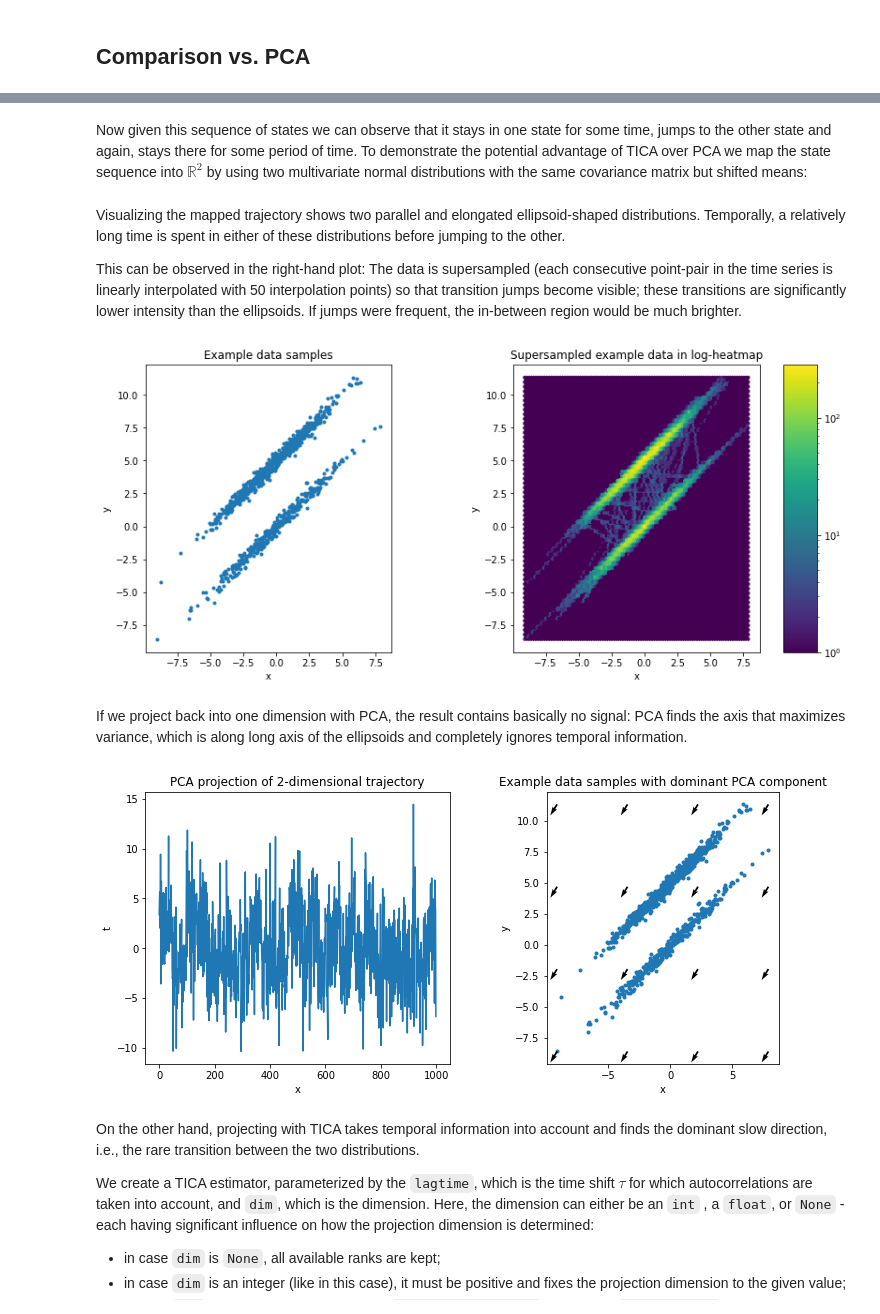
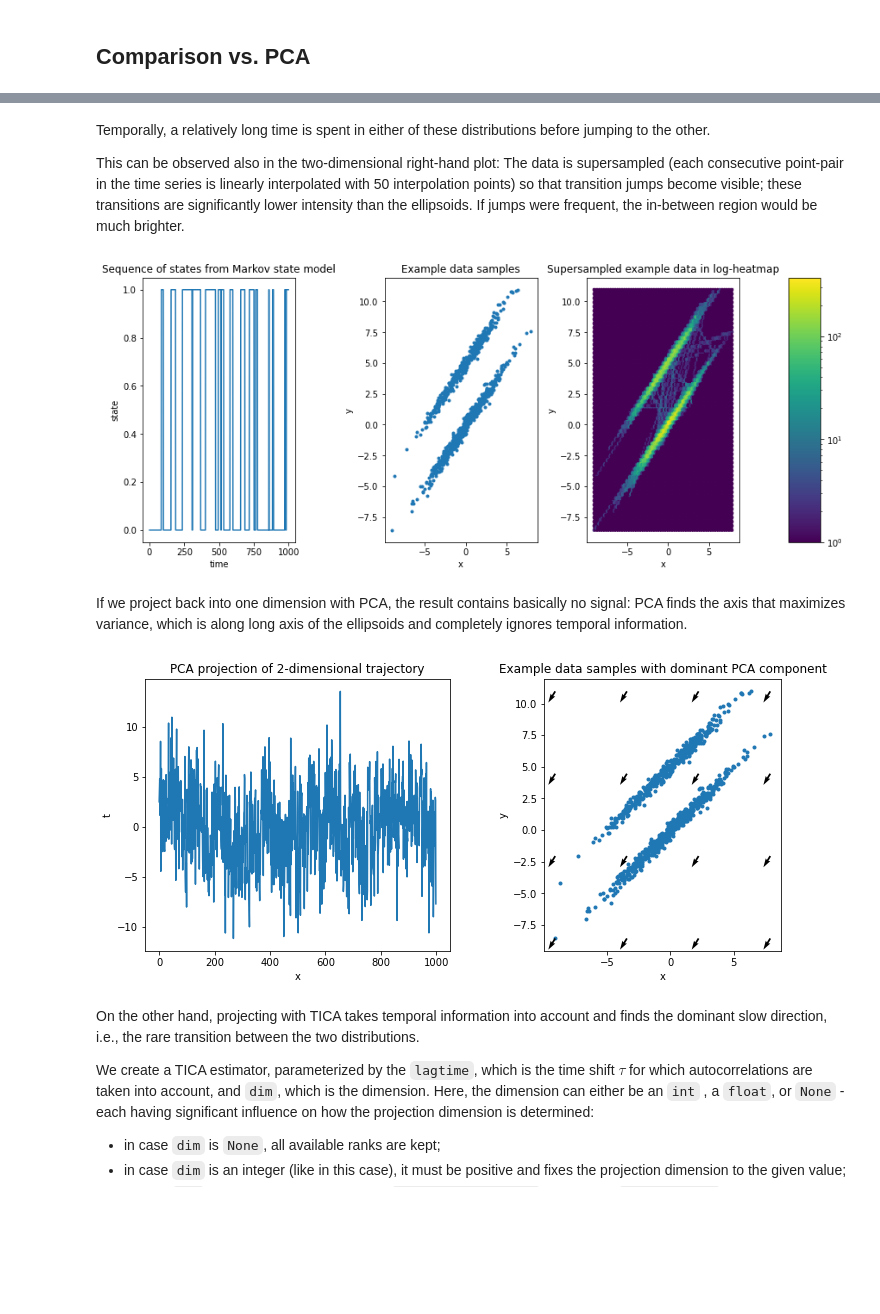
Before and after one commit to deeptime-ml/deeptime, a Jupyter notebook: docs/source/notebooks/tica.ipynb, the cells around one changed output, grey strips where cells are left out. Saved outputs shown, nothing was run; the diff lists cells and outputs as text; code cells hidden in the pictures; blank space fills up the shorter version.

Commit message:
[tica] docs [data/ellipsoids] new example dataset

```diff
--- a/docs/source/notebooks/tica.ipynb
+++ b/docs/source/notebooks/tica.ipynb
@@ -74,2 +84,0 @@ plt.title('Sequence of states from Markov state model');
-# %% [markdown]
-Now given this sequence of states we can observe that it stays in one state for some time, jumps to the other state and again, stays there for some period of time. To demonstrate the potential advantage of TICA over PCA we map the state sequence into $\mathbb{R}^2$ by using two multivariate normal distributions with the same covariance matrix but shifted means:
@@ -87,41 +85,53 @@ ftraj[state_1_indices] = rnd.multivariate_normal(mean=[0.0, 5.0], cov=cov, size=
+# %%
+ellipsoids = sktime.data.ellipsoids(seed=17)  # create dataset instance
+discrete_trajectory = ellipsoids.discrete_trajectory(n_steps=1000)  # discrete transitions
+feature_trajectory = ellipsoids.map_discrete_to_observations(discrete_trajectory)  # corresponding observations
 # %% [markdown]
-Visualizing the mapped trajectory shows two parallel and elongated ellipsoid-shaped distributions. Temporally, a relatively long time is spent in either of these distributions before jumping to the other.
+Temporally, a relatively long time is spent in either of these distributions before jumping to the other.
 
-This can be observed in the right-hand plot: The data is supersampled (each consecutive point-pair in the time series is linearly interpolated with 50 interpolation points) so that transition jumps become visible; these transitions are significantly lower intensity than the ellipsoids. If jumps were frequent, the in-between region would be much brighter.
+This can be observed also in the two-dimensional right-hand plot: The data is supersampled (each consecutive point-pair in the time series is linearly interpolated with 50 interpolation points) so that transition jumps become visible; these transitions are significantly lower intensity than the ellipsoids. If jumps were frequent, the in-between region would be much brighter.
 # %%
-f, axes = plt.subplots(1, 2, figsize=(12, 5), constrained_layout=True)
-ax1, ax2 = axes.flat
+import matplotlib.pyplot as plt  # plotting
+f, axes = plt.subplots(1, 3, figsize=(12, 5), constrained_layout=True)
+ax1, ax2, ax3 = axes.flat
+
+# discrete trajectory
+ax1.plot(discrete_trajectory)
+ax1.set_xlabel('time')
+ax1.set_ylabel('state')
+ax1.set_title('Sequence of states from Markov state model');
 
 # scatter plot of samples
-ax1.scatter(*(ftraj.T), marker='.')
-ax1.set_aspect('equal')
-ax1.set_xlabel('x')
-ax1.set_ylabel('y')
-ax1.set_title('Example data samples')
+ax2.scatter(*(feature_trajectory.T), marker='.')
+ax2.set_xlabel('x')
+ax2.set_ylabel('y')
+ax2.set_title('Example data samples')
 
 # interpolate ftraj so that 50 times more steps are made and transitions become visible
 # in heatmap representation
 n_interp = 50
-ftraj_interp = np.empty((len(dtraj)*n_interp, 2))
-ftraj_interp[:, 0] = np.interp(np.arange(len(dtraj), step=1./n_interp), np.arange(len(dtraj)), ftraj[:, 0])
-ftraj_interp[:, 1] = np.interp(np.arange(len(dtraj), step=1./n_interp), np.arange(len(dtraj)), ftraj[:, 1])
+n_steps = len(discrete_trajectory)
+xs = np.arange(n_steps, step=1./n_interp)
+ftraj_interp = np.empty((n_steps*n_interp, 2))
+ftraj_interp[:, 0] = np.interp(xs, np.arange(n_steps), feature_trajectory[:, 0])
+ftraj_interp[:, 1] = np.interp(xs, np.arange(n_steps), feature_trajectory[:, 1])
 
 # heatmap
-hb = ax2.hexbin(ftraj_interp[:, 0], ftraj_interp[:, 1], bins='log')
-ax2.set_aspect('equal')
-f.colorbar(hb, ax=axes.flat)
-ax2.set_xlabel('x')
-ax2.set_ylabel('y')
-ax2.set_title('Supersampled example data in log-heatmap');
+hb = ax3.hexbin(ftraj_interp[:, 0], ftraj_interp[:, 1], bins='log')
+f.colorbar(hb, ax=ax3)
+ax3.set_xlabel('x')
+ax3.set_ylabel('y')
+ax3.set_title('Supersampled example data in log-heatmap');
 # %% [output]
-[figure, old version]
+[figure, new version]
 # %% [markdown]
 If we project back into one dimension with PCA, the result contains basically no signal: PCA finds the axis that maximizes variance, which is along long axis of the ellipsoids and completely ignores temporal information.
 # %%
-pca = PCA(n_components=1).fit(ftraj)  # fit the 2-dimensional data
+from sklearn.decomposition import PCA
+pca = PCA(n_components=1).fit(feature_trajectory)  # fit the 2-dimensional data
 
 f, (ax1, ax2) = plt.subplots(1, 2, figsize=(12, 5))
-projection = pca.transform(ftraj)
+projection = pca.transform(feature_trajectory)
 ax1.plot(projection)
 ax1.set_title('PCA projection of 2-dimensional trajectory')
 ax1.set_xlabel('x')
@@ -129,10 +139,10 @@ ax1.set_ylabel('t')
 
 dxy = pca.components_[0]  # dominant pca component
 
-ax2.scatter(*(ftraj.T), marker='.')
+ax2.scatter(*(feature_trajectory.T), marker='.')
 x, y = np.meshgrid(
-    np.linspace(np.min(ftraj[:, 0]), np.max(ftraj[:, 0]), 4),
-    np.linspace(np.min(ftraj[:, 1]), np.max(ftraj[:, 1]), 4)
+    np.linspace(np.min(feature_trajectory[:, 0]), np.max(feature_trajectory[:, 0]), 4),
+    np.linspace(np.min(feature_trajectory[:, 1]), np.max(feature_trajectory[:, 1]), 4)
 )
 plt.quiver(x,y,dxy[0],dxy[1])
 
@@ -141,7 +151,7 @@ ax2.set_xlabel('x')
 ax2.set_ylabel('y')
 ax2.set_title('Example data samples with dominant PCA component');
 # %% [output]
-[figure, old version]
+[figure, new version]
 # %% [markdown]
 On the other hand, projecting with TICA takes temporal information into account and finds the dominant slow direction, i.e., the rare transition between the two distributions.
 
```
Also changed, not shown: parts of 38 cells of this notebook, 6 other files.
